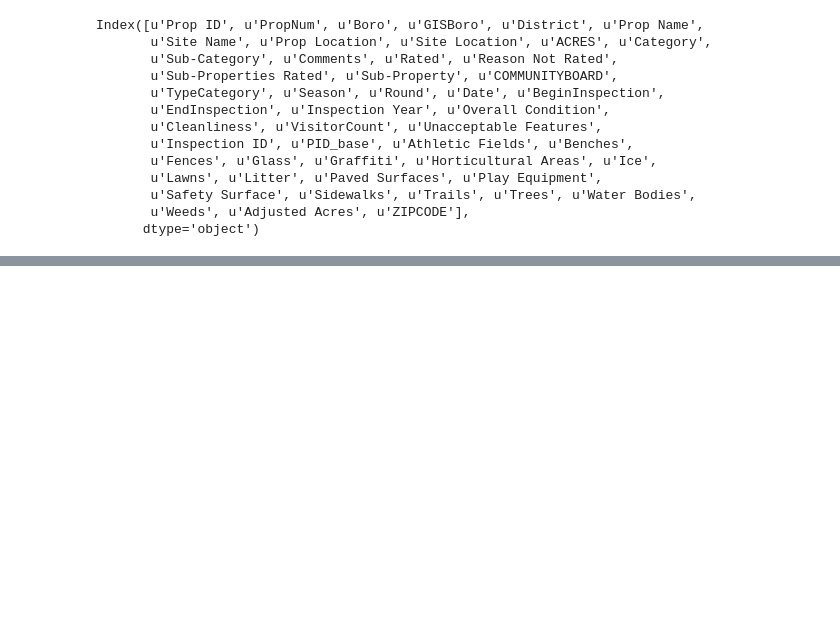
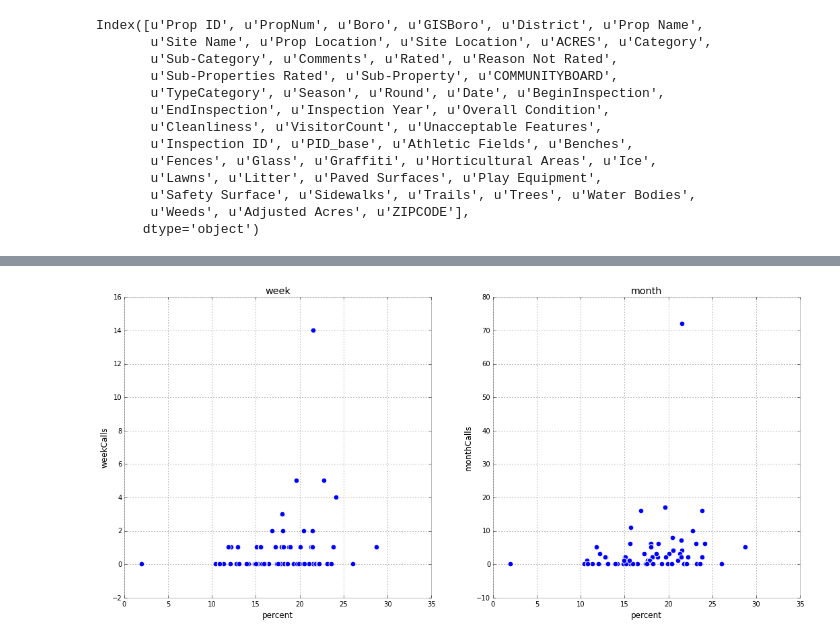
Before and after one commit to gdobler/parqa, a Jupyter notebook: Inspections/Inspections_generate_call_windows.ipynb, the cells around one changed output, grey strips where cells are left out. Cells and saved outputs as stored; diff of their text form; code cells hidden in the pictures; blank space fills up the shorter version.

Commit message:
plots

```diff
--- a/Inspections/Inspections_generate_call_windows.ipynb
+++ b/Inspections/Inspections_generate_call_windows.ipynb
@@ -157,0 +178,8 @@ litter['monthCalls'] = litter.apply(lambda x: countCalls(x,d=30), axis=1)
+# %%
+failedLitterDistrict = pd.DataFrame(litter.merge(distrs, how='left', on= 'Prop ID').distr.value_counts())
+# %%
+lcallsPerDistrict = litter.merge(distrs, how='left', on='Prop ID')[['distr','monthCalls','lweekCalls']].groupby('distr').agg(sum)
+# %%
+d = pd.concat([lcallsPerDistrict, inspPerDistrict, failedLitterDistrict ],axis=1)
+d.columns = ['monthCalls','weekCalls','total','failed']
+d['percent'] = 100.0*d.failed/d.total
@@ -157,0 +195,8 @@ litter['monthCalls'] = litter.apply(lambda x: countCalls(x,d=30), axis=1)
+# %%
+fig, axes = plt.subplots(1,2, figsize=(18,8))
+
+d.plot(kind='scatter', x='percent',y='weekCalls',ax=axes[0],title='week', s=60);
+d.plot(kind='scatter', x='percent',y='monthCalls',ax=axes[1],title='month', s=60);
+plt.savefig(PARQA + 'parqa/inspections/litter.png')
+# %% [output]
+[figure, added]
```
Also changed, not shown: parts of 5 cells of this notebook, 3 other files.
